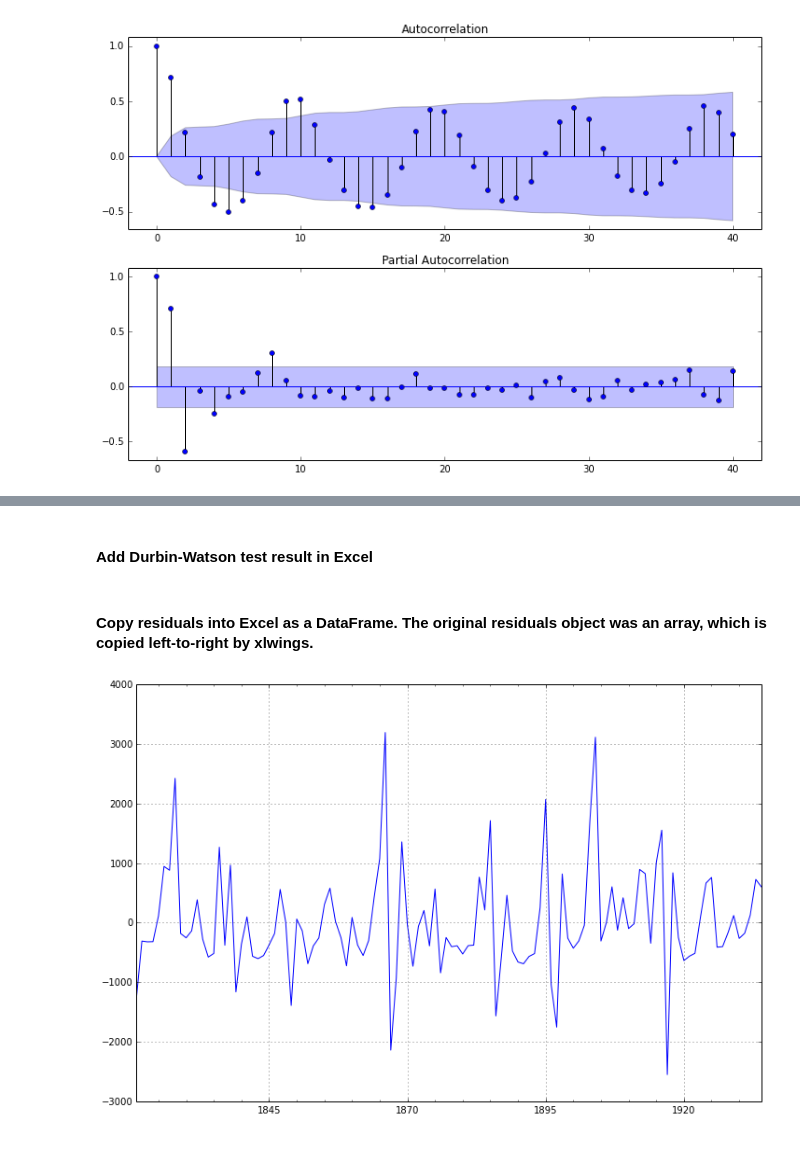
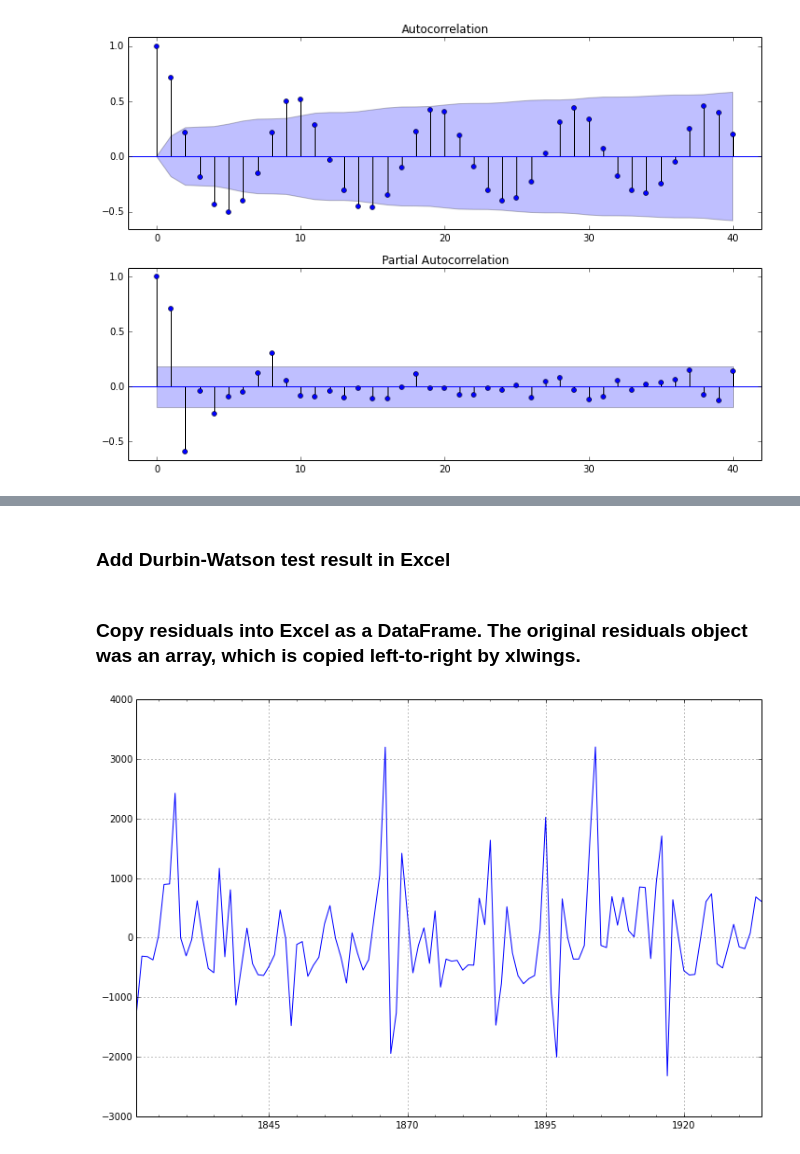
Before and after one commit to aschleg/IPython_Notebooks, a Jupyter notebook: Python-Excel Data Analysis.ipynb, the cells around one changed output, grey strips where cells are left out. Cells and saved outputs as stored; diff of their text form; code cells hidden in the pictures.

Commit message:
update Python/Excel Data Analysis, add .html of notebook

```diff
--- a/Python-Excel Data Analysis.ipynb
+++ b/Python-Excel Data Analysis.ipynb
@@ -141,6 +141,6 @@ fig = sm.graphics.tsa.plot_pacf(lynx, lags=40, ax=ax2)
 # %% [output]
 [figure]
 # %%
-arma11 = sm.tsa.ARMA(lynx, (1,1,1)).fit()
-print(arma11.params)
+arma212 = sm.tsa.ARMA(lynx, (2,1,2)).fit()
+print(arma212.params)
 # %% [output]
@@ -170,4 +171,4 @@ sm.stats.durbin_watson(arma11.resid.values)
 # %% [markdown]
-#### Add Durbin-Watson test result in Excel
+### Add Durbin-Watson test result in Excel
 # %%
 Range('J5').value = "Durbin-Watson test"
@@ -175,3 +176,3 @@ Range('K5').value = sm.stats.durbin_watson(arma11.resid.values)
 # %% [markdown]
-#### Copy residuals into Excel as a DataFrame. The original residuals object was an array, which is copied left-to-right by xlwings.
+### Copy residuals into Excel as a DataFrame. The original residuals object was an array, which is copied left-to-right by xlwings.
 # %%
@@ -182,7 +183,7 @@ Range('N1').value = "Residuals"
 # %%
 fig = plt.figure(figsize=(12,8))
 ax = fig.add_subplot(111)
-ax = arma11.resid.plot(ax=ax)
+ax = arma212.resid.plot(ax=ax)
 # %% [output]
-[figure, old version]
+[figure, new version]
 # %%
```
Also changed, not shown: parts of 29 cells of this notebook, 1 other file.
